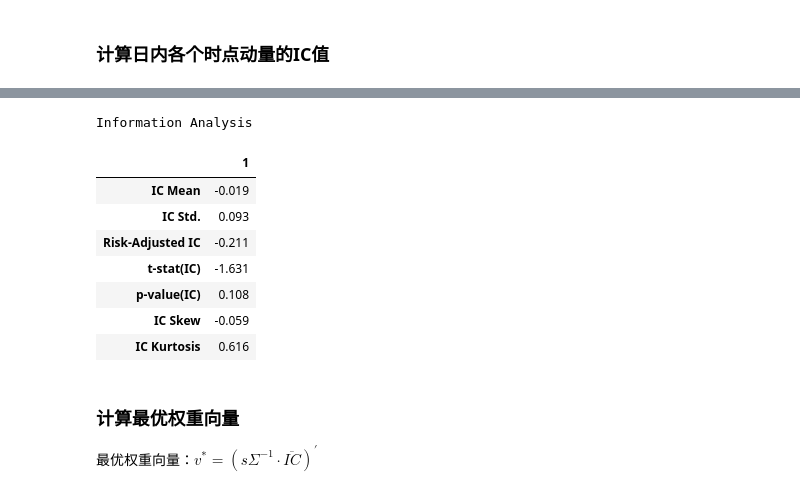
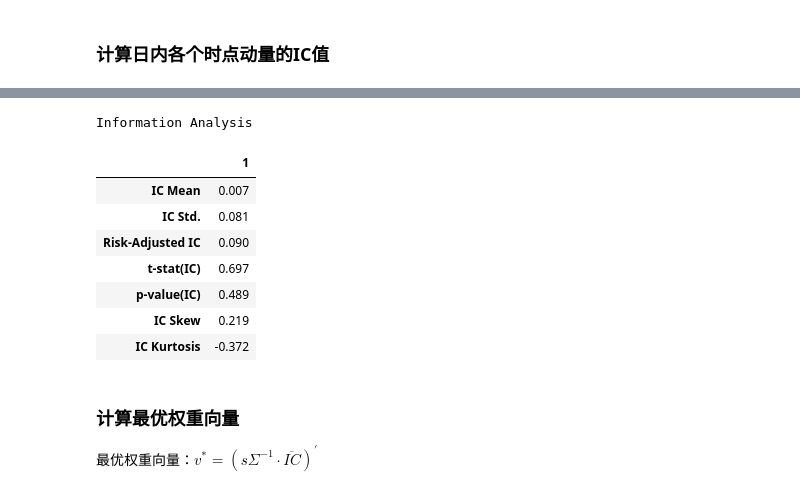
Before and after one commit to rafs/MultiFactor, a Jupyter notebook: src/factors/IntradayMomentum.ipynb, the cells around one changed output, grey strips where cells are left out. Cells and saved outputs as stored; diff of their text form; code cells hidden in the pictures.

```diff
--- a/src/factors/IntradayMomentum.ipynb
+++ b/src/factors/IntradayMomentum.ipynb
@@ -372,15 +468,15 @@ ic_normal = alphalens.performance.factor_information_coefficient(normal_factor)
 # %%
-alphalens.plotting.plot_information_table(ic_m4)
+alphalens.plotting.plot_information_table(ic_m0)
 # %% [output]
 Information Analysis
 |  | 1 |
-| IC Mean | -0.019 |
-| IC Std. | 0.093 |
-| Risk-Adjusted IC | -0.211 |
-| t-stat(IC) | -1.631 |
-| p-value(IC) | 0.108 |
-| IC Skew | -0.059 |
-| IC Kurtosis | 0.616 |
+| IC Mean | 0.007 |
+| IC Std. | 0.081 |
+| Risk-Adjusted IC | 0.090 |
+| t-stat(IC) | 0.697 |
+| p-value(IC) | 0.489 |
+| IC Skew | 0.219 |
+| IC Kurtosis | -0.372 |
 # %% [markdown]
 ### 计算最优权重向量
 最优权重向量：$v^\ast = (s\Sigma^{-1}\cdot\overline{IC})^{\prime}$
```
Also changed, not shown: parts of 8 cells of this notebook, 1 other file.
